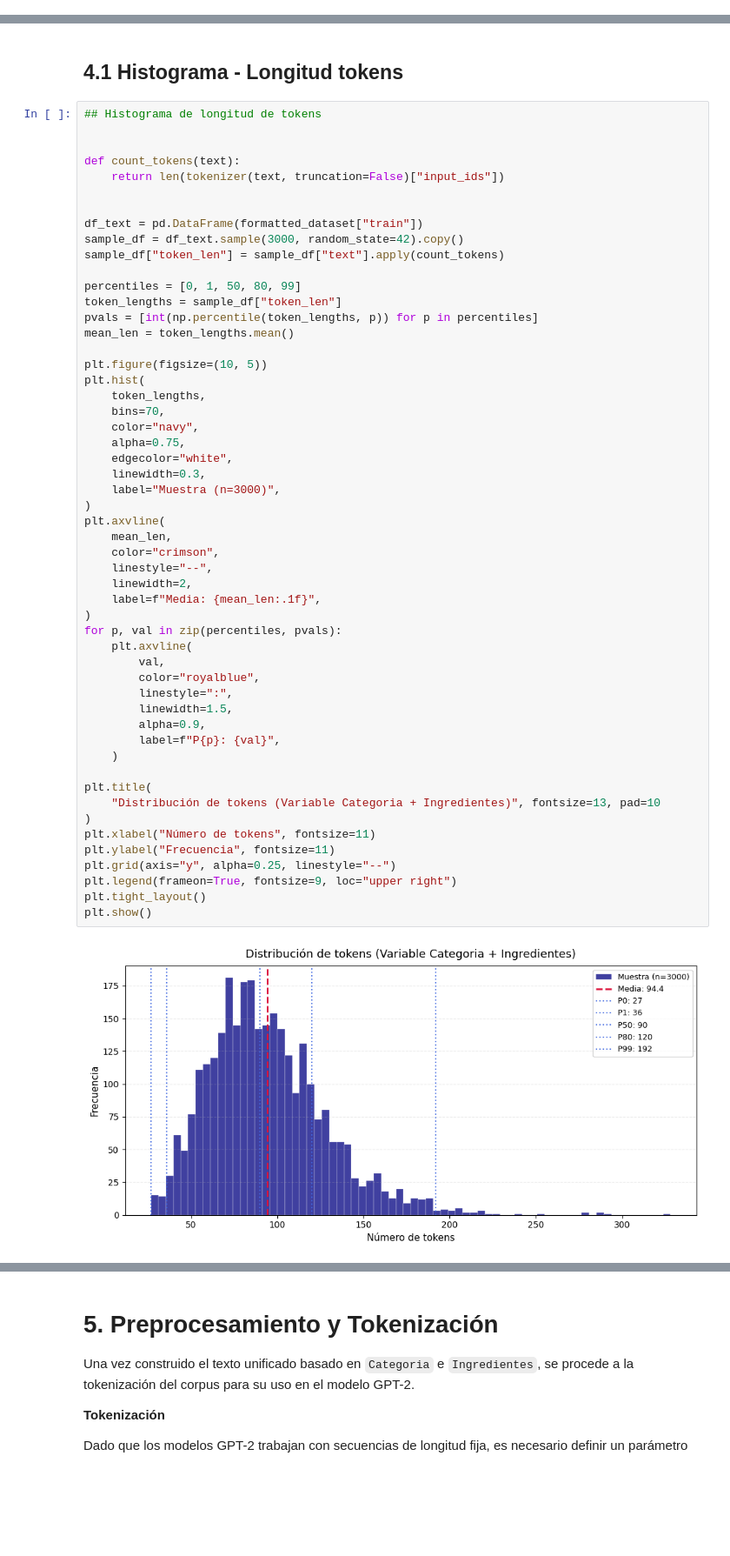
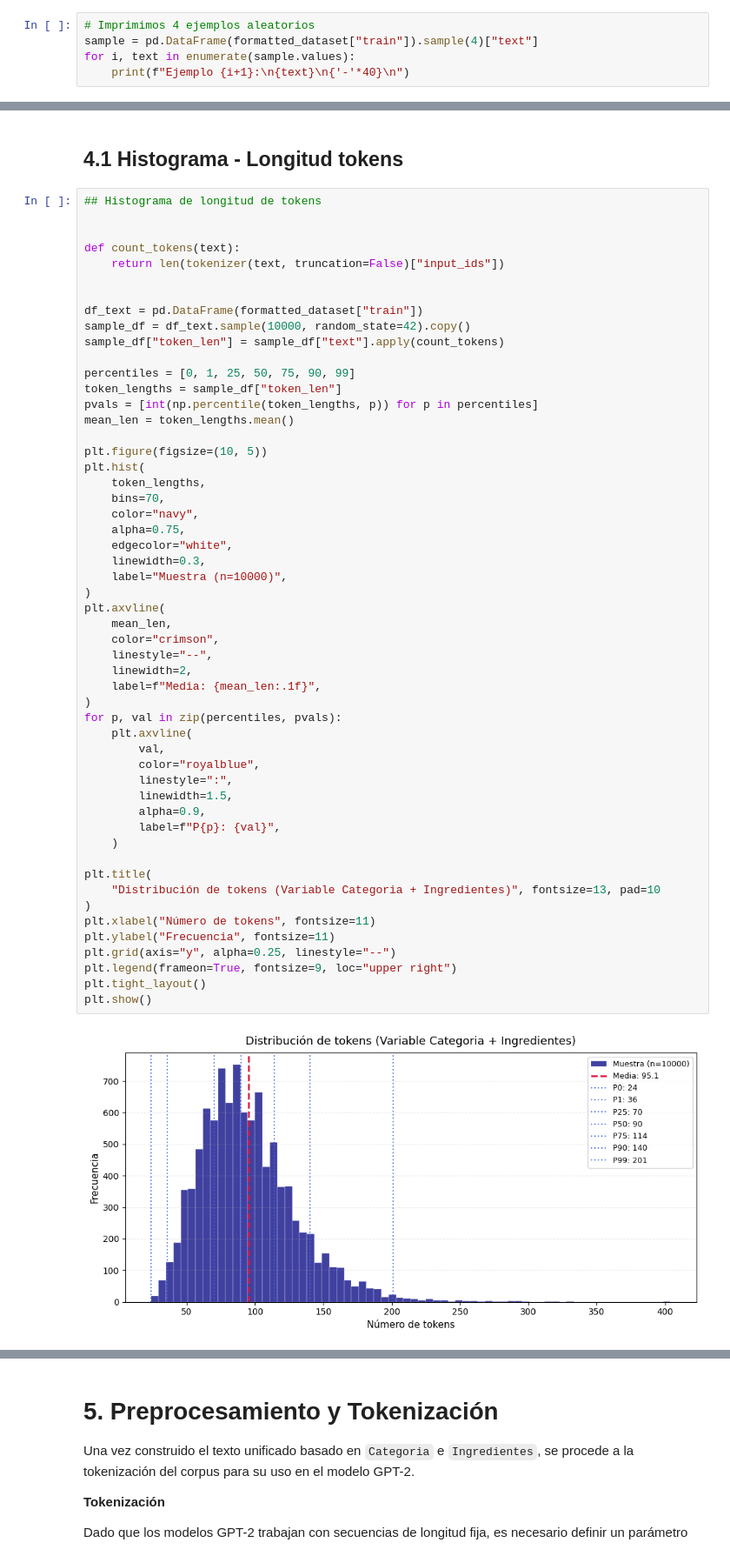
Before and after one commit to jhonattanreales21/nlp_icesi, a Jupyter notebook: unidad_5/Cano_Reales_text_generation_gpt.ipynb, the cells around one changed output, grey strips where cells are left out. Shown at 87% size. Drawn from its saved outputs; the diff is of its cells as text; blank space fills up the shorter version.

Commit message:
Changes in Dataset for GPT training

```diff
--- a/unidad_5/Cano_Reales_text_generation_gpt.ipynb
+++ b/unidad_5/Cano_Reales_text_generation_gpt.ipynb
@@ -494,0 +654,5 @@ vegetarianos
+# %%
+# Imprimimos 4 ejemplos aleatorios
+sample = pd.DataFrame(formatted_dataset["train"]).sample(4)["text"]
+for i, text in enumerate(sample.values):
+    print(f"Ejemplo {i+1}:\n{text}\n{'-'*40}\n")
@@ -516,10 +698,10 @@ def count_tokens(text):
 
 
 df_text = pd.DataFrame(formatted_dataset["train"])
-sample_df = df_text.sample(3000, random_state=42).copy()
+sample_df = df_text.sample(10000, random_state=42).copy()
 sample_df["token_len"] = sample_df["text"].apply(count_tokens)
 
-percentiles = [0, 1, 50, 80, 99]
+percentiles = [0, 1, 25, 50, 75, 90, 99]
 token_lengths = sample_df["token_len"]
 pvals = [int(np.percentile(token_lengths, p)) for p in percentiles]
 mean_len = token_lengths.mean()
@@ -532,36 +714,36 @@ plt.hist(
     alpha=0.75,
     edgecolor="white",
     linewidth=0.3,
-    label="Muestra (n=3000)",
+    label="Muestra (n=10000)",
 )
 plt.axvline(
     mean_len,
     color="crimson",
     linestyle="--",
     linewidth=2,
     label=f"Media: {mean_len:.1f}",
 )
 for p, val in zip(percentiles, pvals):
     plt.axvline(
         val,
         color="royalblue",
         linestyle=":",
         linewidth=1.5,
         alpha=0.9,
         label=f"P{p}: {val}",
     )
 
 plt.title(
     "Distribución de tokens (Variable Categoria + Ingredientes)", fontsize=13, pad=10
 )
 plt.xlabel("Número de tokens", fontsize=11)
 plt.ylabel("Frecuencia", fontsize=11)
 plt.grid(axis="y", alpha=0.25, linestyle="--")
 plt.legend(frameon=True, fontsize=9, loc="upper right")
 plt.tight_layout()
 plt.show()
 # %% [output]
-[figure, old version]
+[figure, new version]
 # %% [markdown]
 **Análisis de longitud del texto y selección de `max_length`**
 
```
Also changed, not shown: parts of 21 cells of this notebook.
